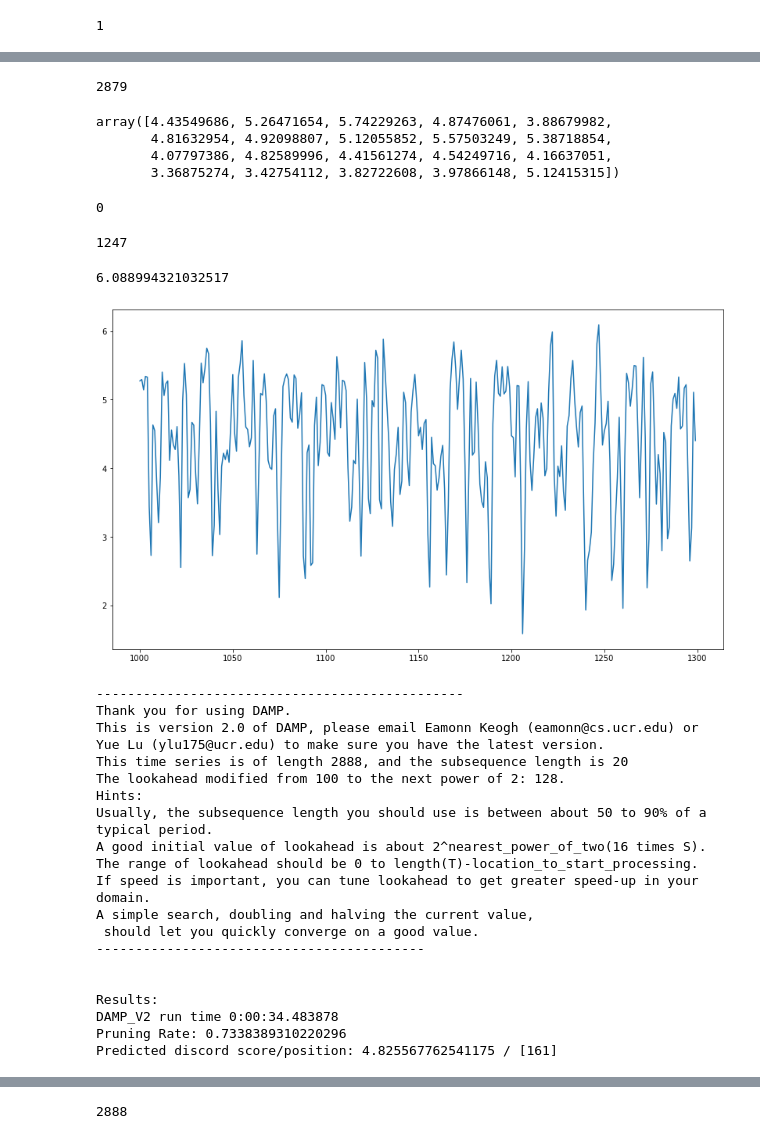
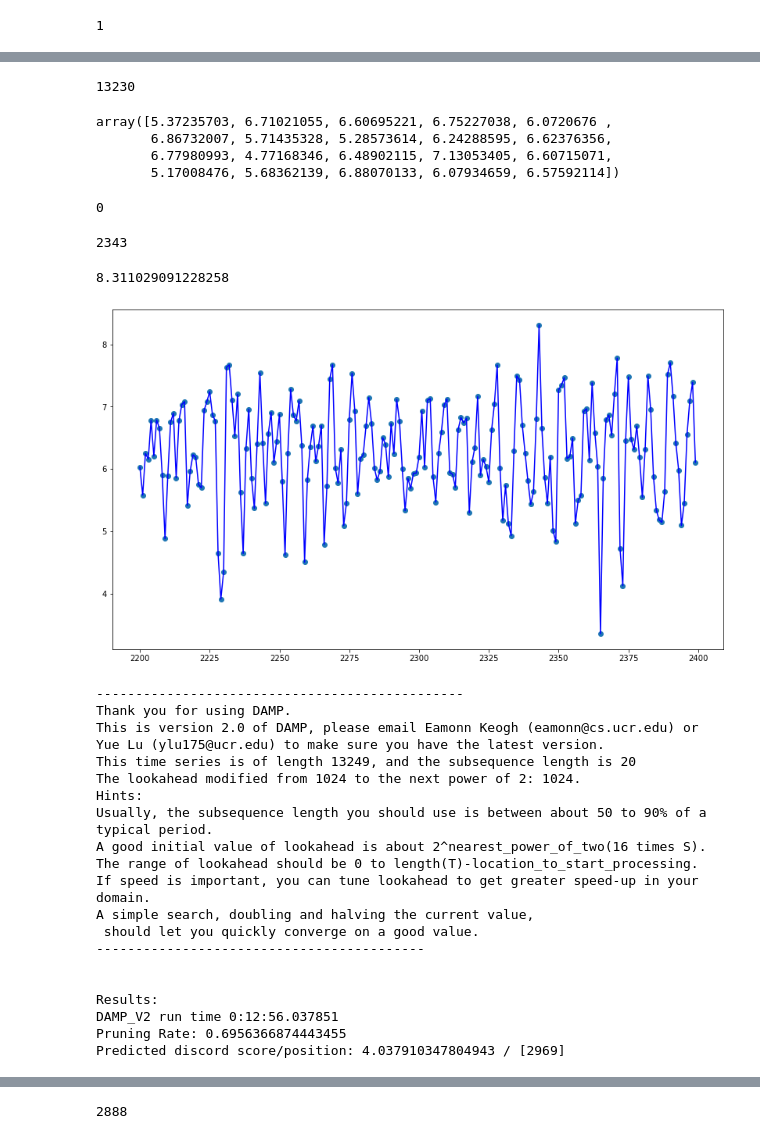
Before and after one commit to alextabac/TSAD_project, a Jupyter notebook: TSAD_DAMP_variants.ipynb, the cells around one changed output, grey strips where cells are left out. Saved outputs shown, nothing was run; the diff lists cells and outputs as text; code cells hidden in the pictures.

```diff
--- a/TSAD_DAMP_variants.ipynb
+++ b/TSAD_DAMP_variants.ipynb
@@ -43,7 +43,7 @@ import data_prep
 reload(data_prep)
 from data_prep import Data_Preprocess as dprep
 # %%
-data_obj = dprep('min', 20)
+data_obj = dprep(aggregate_type='min', aggregate_amount=15, feature_num=2)
 data_obj.load_data(files[0], delimiter)
 # %% [output]
 File loaded with 11568827 rows.
@@ -256,8 +258,10 @@ ramp_dfs[10].to_excel('..//..//sample_data_file.xlsx', engine='xlsxwriter')
+# %%
+test_dfs = ramp_dfs
 # %%
-w = 10
-Q = ppress_dfs[0][-w:]['norm'].values
-T = ppress_dfs[0]['norm'].values
-k = 20
+w = 20
+Q = test_dfs[0][-w:]['value'].values
+T = test_dfs[0]['value'].values
+k = 30
 # %%
 Q
 # %% [output]
@@ -325,14 +329,14 @@ array([1.83296304e+00, 2.62963468e+00, 5.04445363e+00, ...,
 # %%
 len(sim)
 # %% [output]
-2879
+13230
 # %%
 sim[10:30]
 # %% [output]
-array([4.43549686, 5.26471654, 5.74229263, 4.87476061, 3.88679982,
-       4.81632954, 4.92098807, 5.12055852, 5.57503249, 5.38718854,
-       4.07797386, 4.82589996, 4.41561274, 4.54249716, 4.16637051,
-       3.36875274, 3.42754112, 3.82722608, 3.97866148, 5.12415315])
+array([5.37235703, 6.71021055, 6.60695221, 6.75227038, 6.0720676 ,
+       6.86732007, 5.71435328, 5.28573614, 6.24288595, 6.62376356,
+       6.77980993, 4.77168346, 6.48902115, 7.13053405, 6.60715071,
+       5.17008476, 5.68362139, 6.88070133, 6.07934659, 6.57592114])
 # %%
 sum(np.isnan(sim))
 # %% [output]
@@ -340,15 +344,16 @@ sum(np.isnan(sim))
 # %%
 np.argmax(sim)
 # %% [output]
-1247
+2343
 # %%
-sim[1247]
+sim[2343]
 # %% [output]
-6.088994321032517
+8.311029091228258
 # %%
 plt.figure(figsize=(14, 8))
-plt.plot(np.arange(1000, 1300), sim[1000:1300])
+plt.plot(np.arange(2200, 2400), sim[2200:2400], 'o')
+plt.plot(np.arange(2200, 2400), sim[2200:2400], 'b')
 plt.show()
 # %% [output]
-[figure, old version]
+[figure, new version]
 # %%
@@ -360,13 +365,13 @@ from DAMP_V2 import DAMP_V2
 # %%
 damp = DAMP_V2({"lookahead": 1000, "enable_output": True})
 # %%
-scor, pos, left_MP = damp.DAMP_2_0(TT, 20, 100)
+scor, pos, left_MP = damp.DAMP_2_0(TT, 20, 2000)
 # %% [output]
 -----------------------------------------------
 Thank you for using DAMP.
 This is version 2.0 of DAMP, please email Eamonn Keogh (eamonn@cs.ucr.edu) or Yue Lu (ylu175@ucr.edu) to make sure you have the latest version.
-This time series is of length 2888, and the subsequence length is 20
-The lookahead modified from 100 to the next power of 2: 128.
+This time series is of length 13249, and the subsequence length is 20
+The lookahead modified from 1024 to the next power of 2: 1024.
 Hints:
 Usually, the subsequence length you should use is between about 50 to 90% of a typical period.
 A good initial value of lookahead is about 2^nearest_power_of_two(16 times S).
@@ -378,6 +383,6 @@ A simple search, doubling and halving the current value,
 
 
 Results:
-DAMP_V2 run time 0:00:34.483878
-Pruning Rate: 0.7338389310220296
-Predicted discord score/position: 4.825567762541175 / [161]
+DAMP_V2 run time 0:12:56.037851
+Pruning Rate: 0.6956366874443455
+Predicted discord score/position: 4.037910347804943 / [2969]
```
Also changed, not shown: parts of 24 cells of this notebook.
